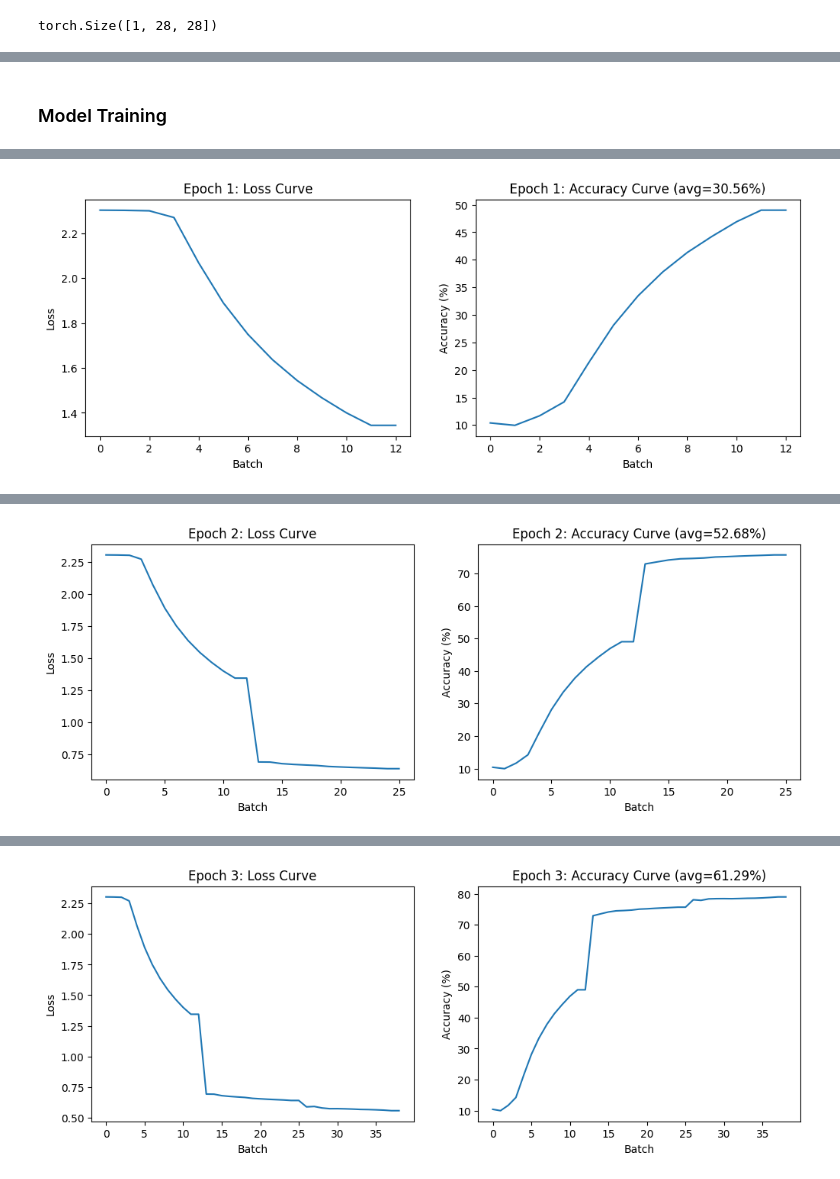
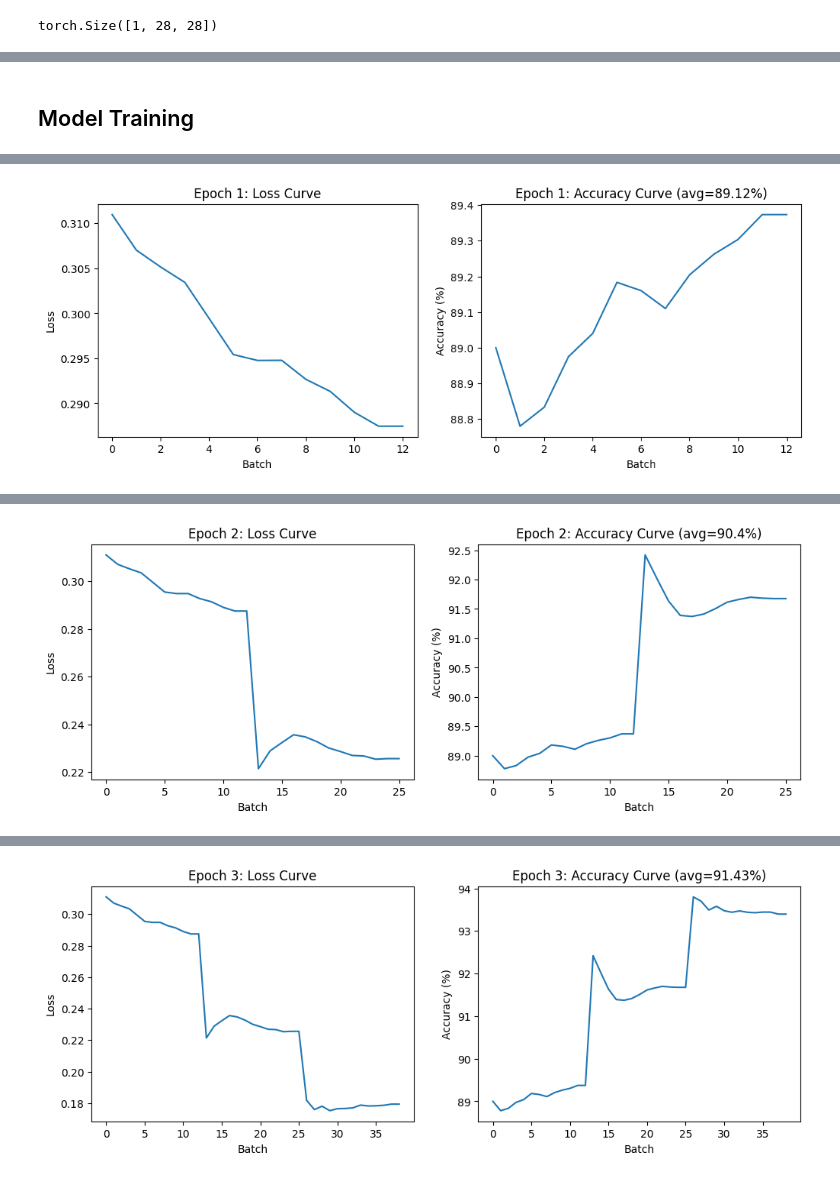
Before and after one commit to awesomecosmos/my-computer-vision-experiments, a Jupyter notebook: code/my_fashion_mnist.ipynb, the cells around one changed output, grey strips where cells are left out. Saved outputs shown, nothing was run; the diff lists cells and outputs as text; code cells hidden in the pictures.

Commit message:
refactored + changed model architecture to 3 conv + 2 fc, changed to maxpool, got avg 91% acc, WOW

```diff
--- a/code/my_fashion_mnist.ipynb
+++ b/code/my_fashion_mnist.ipynb
@@ -213,18 +130,18 @@ my_params = {
     'conv2_out_channels':64,
     'conv3_out_channels':128,
     # number of fully-connected layers - max 4
-    'fc1_in_features':128 * 2 * 2, # x * y * y, where x=conv3_out_channels and y=dim(conv3_out_channels)
+    'fc1_in_features':128 * 25 * 25, # x * y * y, where x=conv3_out_channels and y=dim(conv3_out_channels)
     'fc1_out_features':256, # perhaps we can halve every time now?
     'fc2_out_features':128,
     'fc3_out_features':64,
     # kernel size - same for all convolutions and for all poolings
     'conv_kernel_size':2,
-    'pool_kernel_size':2,
+    'pool_kernel_size':1,
     # stride - same for all convolutions and for all poolings
     'conv_stride':1,
-    'pool_stride':2,
+    'pool_stride':1,
     # desired pooling type - either of {'max', 'avg'}
-    'pool_type': 'avg',
+    'pool_type': 'max',
     # desired activation - either of {'relu', 'sigmoid', 'tanh'}
     'activation_type': 'relu',
     # optimizer - either of {'sgd', 'adam'}
@@ -232,4 +149,4 @@ my_params = {
 }
 
 # instantiating the model
-fashion_classifier_model = MyFashionClassifier(my_params)
+fashion_classifier_model = utils.MyFashionClassifier(my_params)
@@ -275,5 +172,12 @@ def plot_loss_accuracy_curves(losses, accuracies, epoch_num):
+# %%
+my_optimizer = utils.choose_optimizer(
+    model=fashion_classifier_model,
+    optimizer_choice=my_params['optimizer'],
+    learning_rate=0.001,
+    momentum=0.9
+    )
 # %% [markdown]
-### Model Training
+## Model Training
 # %%
 def train_model(
         model, params, optimizer, loss_fn, training_loader, num_epochs=10
@@ -319,7 +223,7 @@ def train_model(
 
         print(f'Epoch [{epoch+1}/{num_epochs}], Loss: {epoch_loss_avg:.4f}, Accuracy: {accuracy:.4f}')
 
-        plot_loss_accuracy_curves(losses, accuracies, epoch+1)
+        utils.plot_loss_accuracy_curves(losses, accuracies, epoch+1)
 
     return losses, accuracies
 # %%
@@ -329,6 +233,6 @@ losses, accuracies = train_model(
     optimizer=my_optimizer,
     loss_fn=loss_fn,
     training_loader=training_loader,
-    num_epochs=5
+    num_epochs=3
     )
 # %% [output]
@@ -348 +252 @@ Epoch [1/5], Loss: 1.3443, Accuracy: 48.9983
-[figure, old version]
+[figure, new version]
@@ -362 +266 @@ Epoch [2/5], Loss: 0.6392, Accuracy: 75.6933
-[figure, old version]
+[figure, new version]
@@ -376 +280 @@ Epoch [3/5], Loss: 0.5558, Accuracy: 79.0000
-[figure, old version]
+[figure, new version]
```
Also changed, not shown: parts of 14 cells of this notebook, 4 other files.
